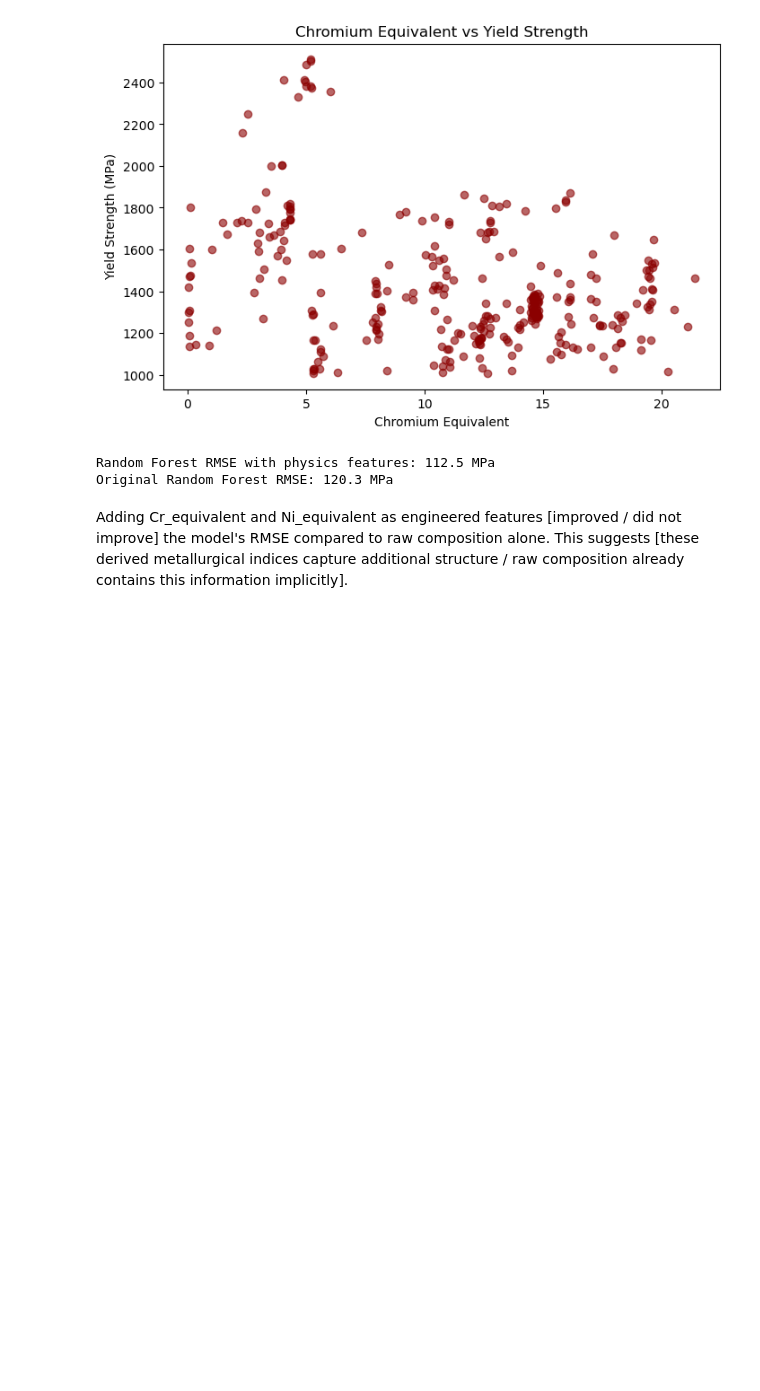
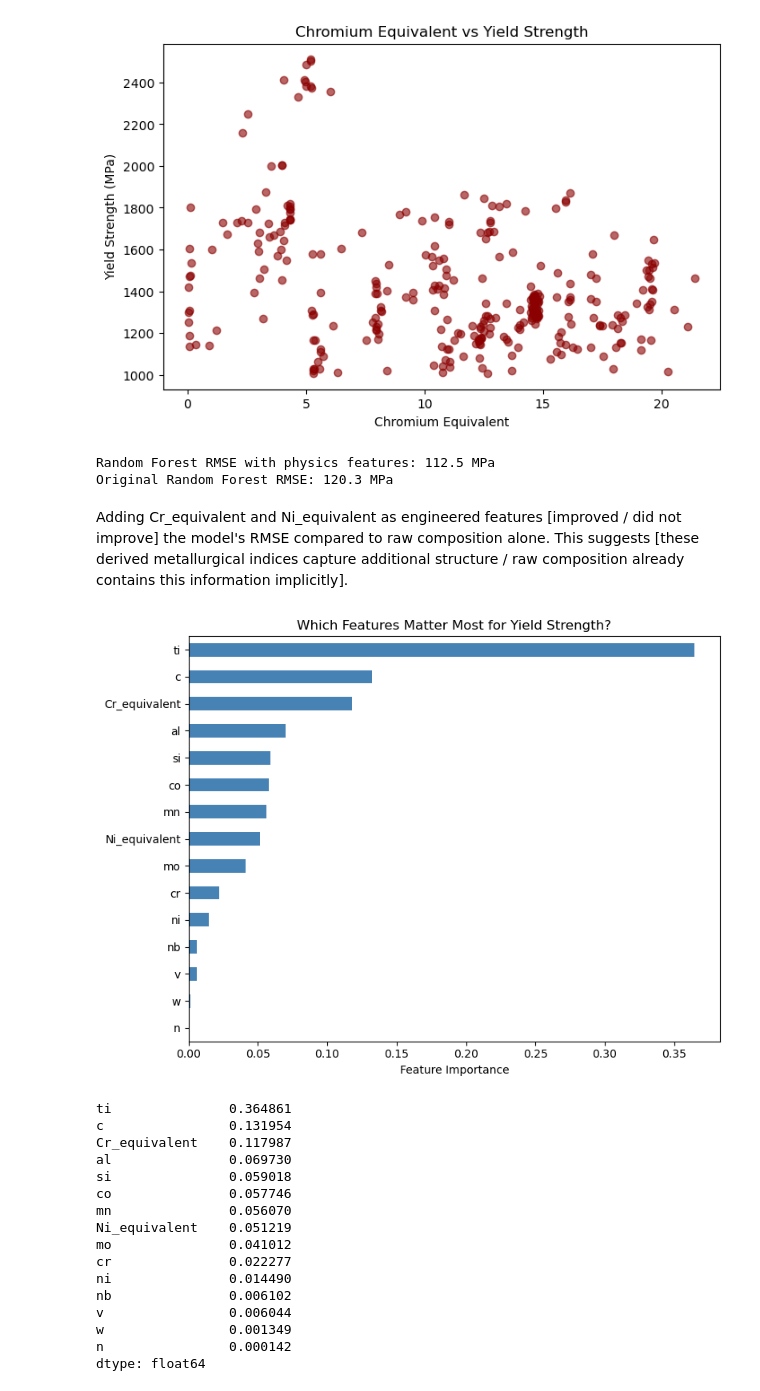
Before and after one commit to gavinjester/ml-nuclear-materials, a Jupyter notebook: notebooks/02_baseline_model.ipynb, the cells around one changed output. Cells and saved outputs as stored; diff of their text form; code cells hidden in the pictures; blank space fills up the shorter version.

```diff
--- a/notebooks/02_baseline_model.ipynb
+++ b/notebooks/02_baseline_model.ipynb
@@ -153,3 +153,33 @@ Adding Cr_equivalent and Ni_equivalent as engineered features [improved /
 did not improve] the model's RMSE compared to raw composition alone. This
 suggests [these derived metallurgical indices capture additional
 structure / raw composition already contains this information implicitly].
+# %%
+importances = pd.Series(rf_model_v2.feature_importances_, index=feature_cols_v2).sort_values(ascending=False)
+
+plt.figure(figsize=(8, 6))
+importances.plot(kind='barh', color='steelblue')
+plt.xlabel('Feature Importance')
+plt.title('Which Features Matter Most for Yield Strength?')
+plt.gca().invert_yaxis()
+plt.tight_layout()
+plt.show()
+
+print(importances)
+# %% [output]
+[figure, added]
+ti               0.364861
+c                0.131954
+Cr_equivalent    0.117987
+al               0.069730
+si               0.059018
+co               0.057746
+mn               0.056070
+Ni_equivalent    0.051219
+mo               0.041012
+cr               0.022277
+ni               0.014490
+nb               0.006102
+v                0.006044
+w                0.001349
+n                0.000142
+dtype: float64
```
Also changed, not shown: parts of 3 cells of this notebook.
